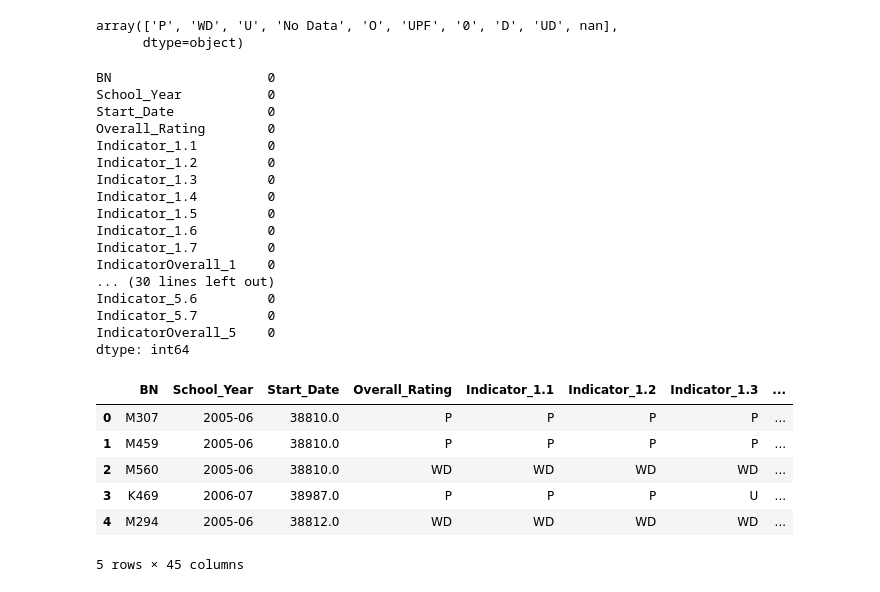
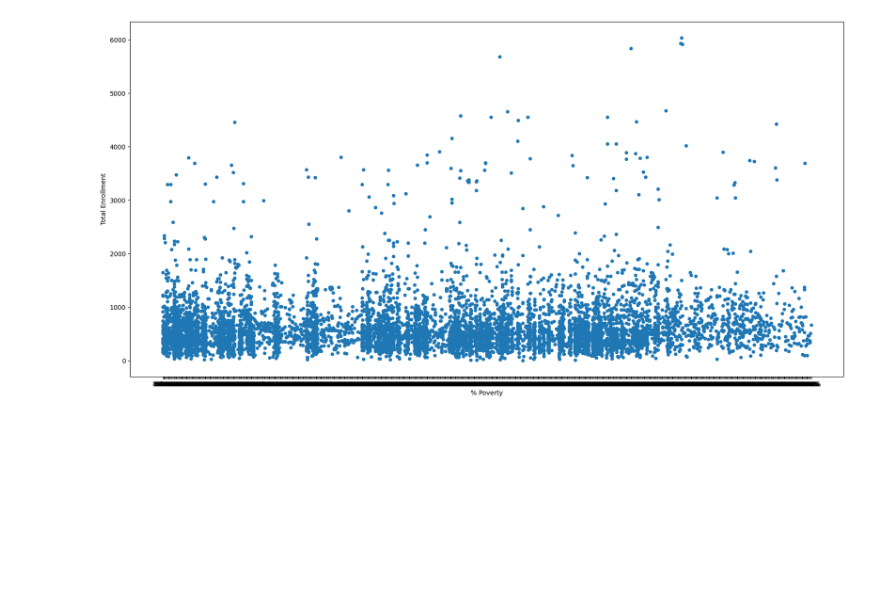
Before and after one commit to nicolerodriguez16/gwc-give-back-project, a Jupyter notebook: visuals/2020-2021_Demographic_Snapshot_School_20241028_visual.ipynb, the cells around one changed output. Drawn from its saved outputs; the diff is of its cells as text; code cells hidden in the pictures; blank space fills up the shorter version.

```diff
--- a/visuals/2020-2021_Demographic_Snapshot_School_20241028_visual.ipynb
+++ b/visuals/2020-2021_Demographic_Snapshot_School_20241028_visual.ipynb
@@ -8,4 +8,4 @@ import matplotlib.pyplot as plt
 from sklearn.metrics import confusion_matrix
 import pickle
 # %%
-df_review=pd.read_csv('/Users/nicolerodriguez/gwcla/2005_-_2020_Quality_Review_Ratings_20241028.csv')
+df_review=pd.read_csv('/Users/nicolerodriguez/gwcla/data/2020-2021_Demographic_Snapshot_School_20241028.csv')
@@ -114,40 +12,5 @@ dtype: int64
-# %%
-uniquecode= df_review['Indicator_1.3'].unique()
-uniquecode
-# %% [output]
-array(['P', 'WD', 'U', 'No Data', 'O', 'UPF', '0', 'D', 'UD', nan],
-      dtype=object)
-# %%
-df_review = df_review.dropna(subset=df_review.columns.values)
-# %%
-df_review.isnull().sum()
-# %% [output]
-BN                    0
-School_Year           0
-Start_Date            0
-Overall_Rating        0
-Indicator_1.1         0
-Indicator_1.2         0
-Indicator_1.3         0
-Indicator_1.4         0
-Indicator_1.5         0
-Indicator_1.6         0
-Indicator_1.7         0
-IndicatorOverall_1    0
-... (30 lines left out)
-Indicator_5.6         0
-Indicator_5.7         0
-IndicatorOverall_5    0
-dtype: int64
-# %%
-df_review.head()
-# %% [output]
-|  | BN | School_Year | Start_Date | Overall_Rating | Indicator_1.1 | Indicator_1.2 | Indicator_1.3 | ... |
-| 0 | M307 | 2005-06 | 38810.0 | P | P | P | P | ... |
-| 1 | M459 | 2005-06 | 38810.0 | P | P | P | P | ... |
-| 2 | M560 | 2005-06 | 38810.0 | WD | WD | WD | WD | ... |
-| 3 | K469 | 2006-07 | 38987.0 | P | P | P | U | ... |
-| 4 | M294 | 2005-06 | 38812.0 | WD | WD | WD | WD | ... |
-5 rows × 45 columns
-# %%
-df_review.drop(columns=['Indicator_2.6','Indicator_2.7', 'Indicator_5.5', 'Indicator_5.6', 'Indicator_5.7', 'Indicator_1.5', 'Indicator_1.6', 'Indicator_1.7'], inplace=True)
+# %%
+df_review.plot(kind='scatter', x = '% Poverty', y = 'Total Enrollment', figsize = (20, 10))
+plt.show()
+# %% [output]
+[figure, added]
```
Also changed, not shown: parts of 9 cells of this notebook.
